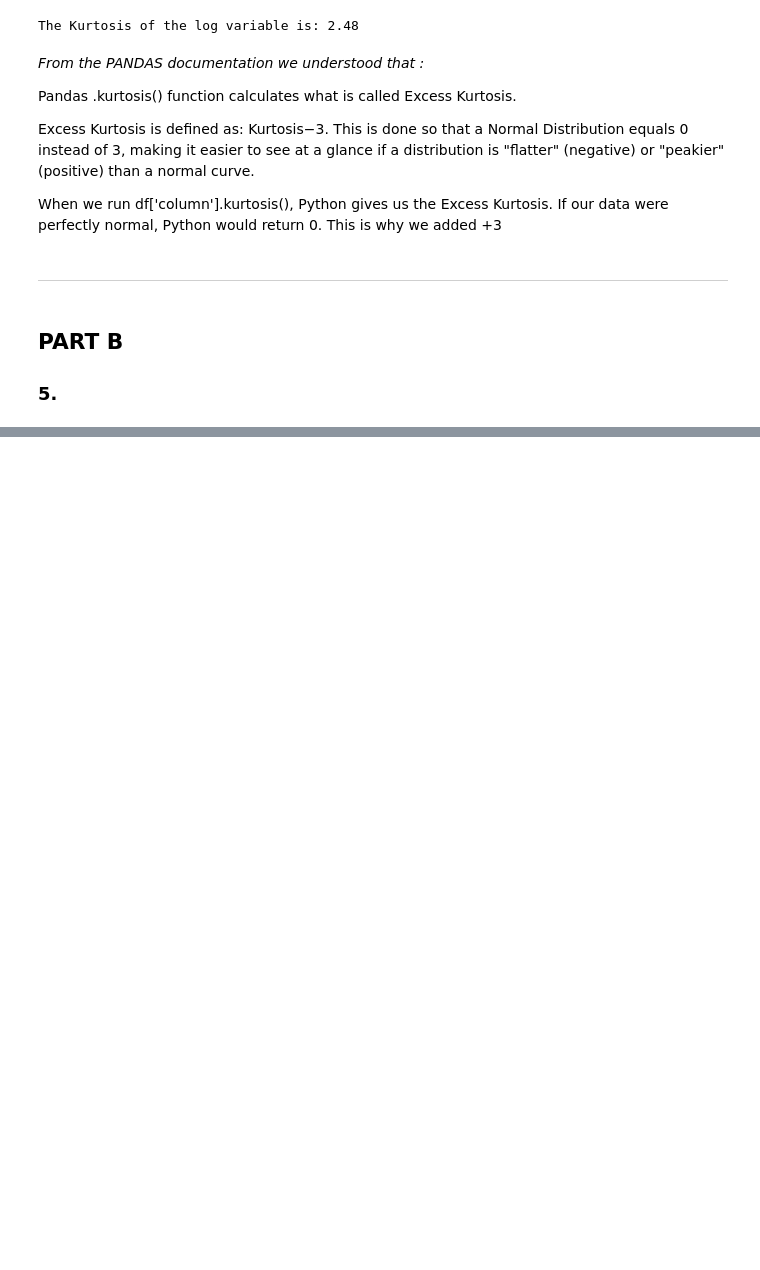
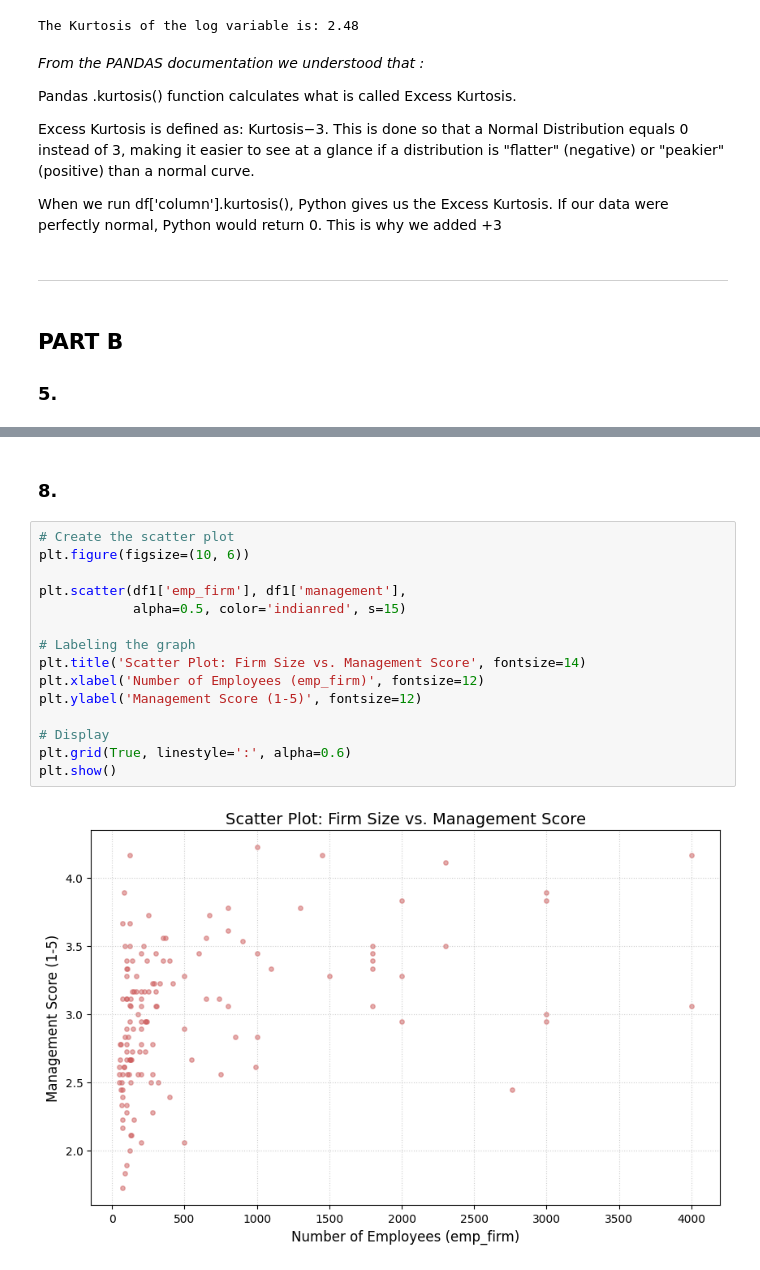
Before and after one commit to racso-vs/econometrics, a Jupyter notebook: Homework_1.ipynb, the cells around one changed output, grey strips where cells are left out. Drawn from its saved outputs; the diff is of its cells as text; blank space fills up the shorter version.

```diff
--- a/Homework_1.ipynb
+++ b/Homework_1.ipynb
@@ -282,0 +340,19 @@ When we run df['column'].kurtosis(), Python gives us the Excess Kurtosis. If our
+# %% [markdown]
+### 8.
+# %%
+# Create the scatter plot
+plt.figure(figsize=(10, 6))
+
+plt.scatter(df1['emp_firm'], df1['management'],
+            alpha=0.5, color='indianred', s=15)
+
+# Labeling the graph
+plt.title('Scatter Plot: Firm Size vs. Management Score', fontsize=14)
+plt.xlabel('Number of Employees (emp_firm)', fontsize=12)
+plt.ylabel('Management Score (1-5)', fontsize=12)
+
+# Display
+plt.grid(True, linestyle=':', alpha=0.6)
+plt.show()
+# %% [output]
+[figure, added]
```
Also changed, not shown: parts of 10 cells of this notebook.
